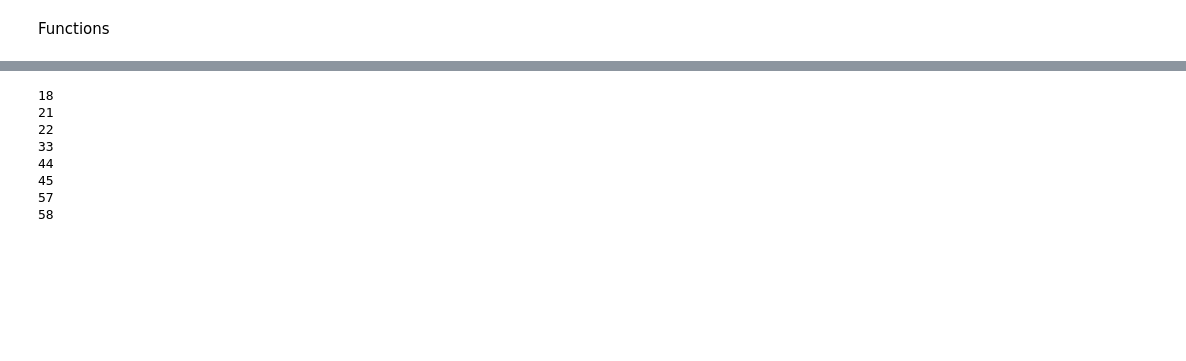
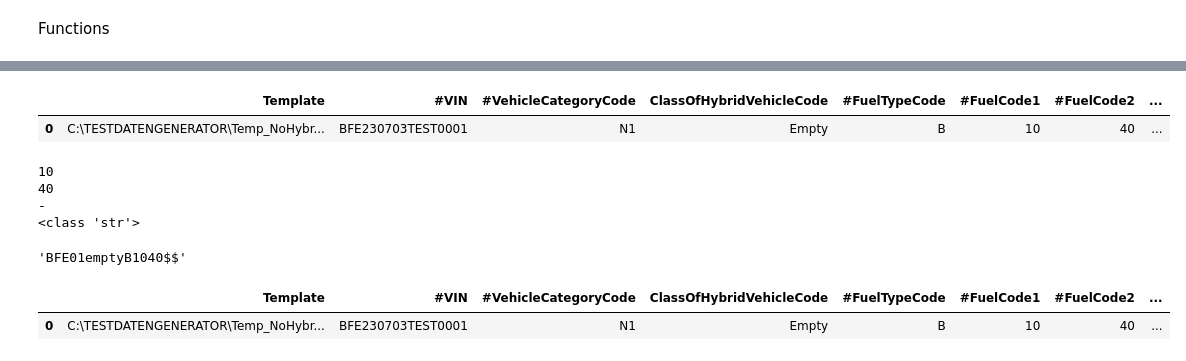
Before and after one commit to aresssera/generate_test_files_CO2_emission, a Jupyter notebook: getCSV.ipynb, the cells around one changed output, grey strips where cells are left out. Drawn from its saved outputs; the diff is of its cells as text; code cells hidden in the pictures; blank space fills up the shorter version.

```diff
--- a/getCSV.ipynb
+++ b/getCSV.ipynb
@@ -25,3 +27,6 @@ df = df.replace(np.nan, '-')
 print("Are there any NaN values: ", df.isna().any().any())
 # %% [output]
 Are there any NaN values:  False
+# %%
+df.iloc[:, 5:10] = df.iloc[:, 5:10].astype(str)
+df
@@ -459,10 +54,0 @@ f.to_csv('resources_PROD.csv', index=False)
-# %%
-df1 = pd.read_csv('urlAndRelations_PROD.csv')
-df2 = pd.read_csv('resources_PROD.csv')
-
-print(len(df1))
-print(len(df2))
-
-df = pd.concat([df1, df2], ignore_index=True)
-df.sort_values(by=['title', 'type', 'attribute'], inplace=True, ignore_index=True)
-df
@@ -491,35 +54,0 @@ notWorking = df[df.new_link == '-'].copy()
-# %%
-to_change = []
-
-for index, row in notWorking.iterrows():
-  link = row['old_link']
-  lastElem = link[-1]
-
-  if len(re.findall("\W", lastElem)) != 0 and lastElem != '/':
-    print(index)
-
-    while len(re.findall("\W", lastElem)) != 0:
-      link = link[:len(link)-1]
-      lastElem = link[-1]
-
-    #working = checkLink(link)
-    working = check_url(link)
-
-    to_change.append([index, working, link])
-# %% [output]
-18
-21
-22
-33
-44
-45
-57
-58
-# %%
-for elem in to_change:
-  if elem[1]:
-    df.drop(elem[0], inplace=True)
-  else:
-    df.at[elem[0], 'old_link'] = elem[3]
-# %%
-df.reset_index(drop = True, inplace=True)
@@ -531,0 +60,6 @@ df.to_json('PROD_linksToChange.json', orient='records')
+# %%
+tmp = df.iloc[0,:].copy().to_frame().T
+tmp
+# %% [output]
+|  | Template | #VIN | #VehicleCategoryCode | ClassOfHybridVehicleCode | #FuelTypeCode | #FuelCode1 | #FuelCode2 | ... |
+| 0 | C:\TESTDATENGENERATOR\Temp_NoHybr... | BFE230703TEST0001 | N1 | Empty | B | 10 | 40 | ... |
@@ -531,0 +88,13 @@ df.to_json('PROD_linksToChange.json', orient='records')
+# %%
+createVIN(tmp)
+# %% [output]
+10
+40
+-
+<class 'str'>
+'BFE01emptyB1040$$'
+# %%
+tmp
+# %% [output]
+|  | Template | #VIN | #VehicleCategoryCode | ClassOfHybridVehicleCode | #FuelTypeCode | #FuelCode1 | #FuelCode2 | ... |
+| 0 | C:\TESTDATENGENERATOR\Temp_NoHybr... | BFE230703TEST0001 | N1 | Empty | B | 10 | 40 | ... |
```
Also changed, not shown: parts of 35 cells of this notebook.
